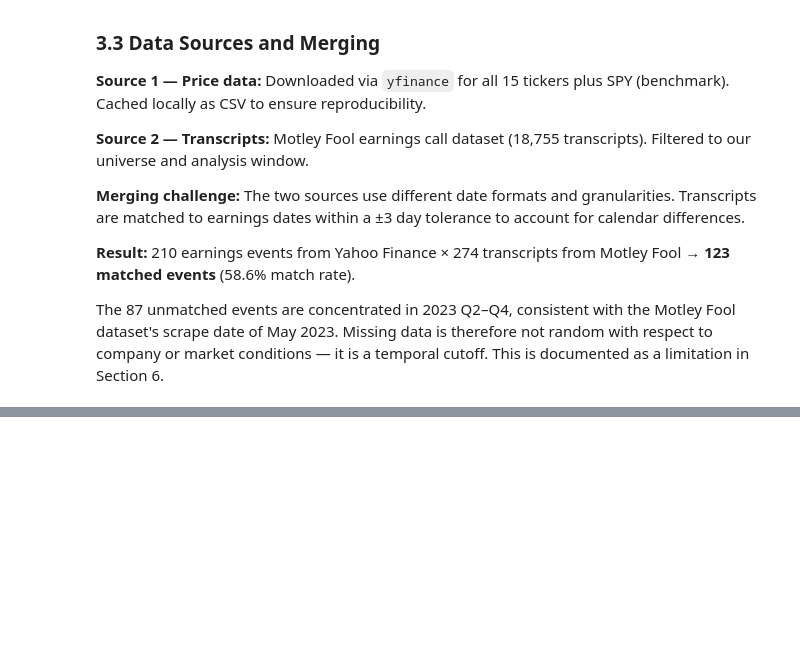
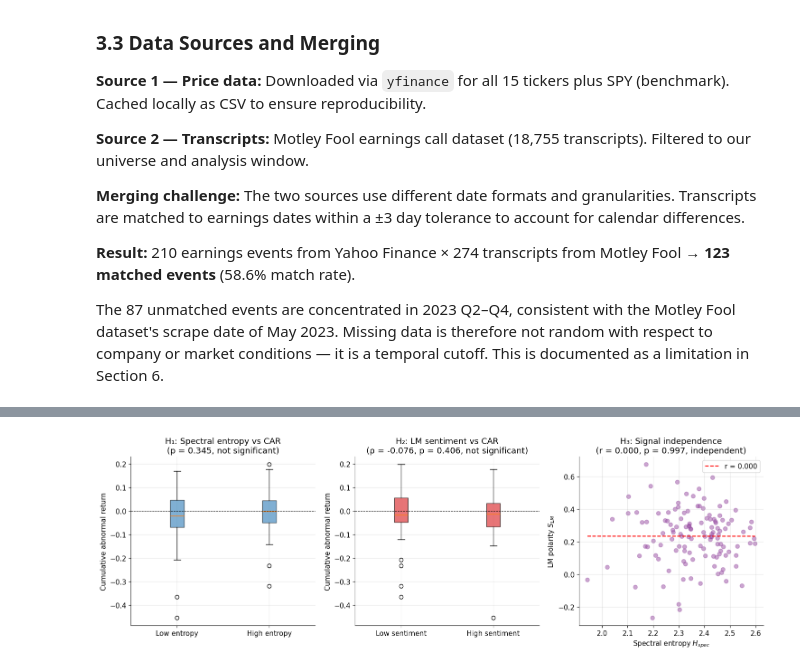
Before and after one commit to niki7o/earnings-signals, a Jupyter notebook: notebooks/earnings_analysis.ipynb, the cells around one changed output, grey strips where cells are left out. Cells and saved outputs as stored; diff of their text form; code cells hidden in the pictures; blank space fills up the shorter version.

```diff
--- a/notebooks/earnings_analysis.ipynb
+++ b/notebooks/earnings_analysis.ipynb
@@ -215,0 +306,17 @@ it is a temporal cutoff. This is documented as a limitation in Section 6.
+# %%
+from src.hypothesis.tests import test_h1, test_h2, test_h3, ALPHA_CORRECTED
+
+analysis_df = pd.read_csv("../data/processed/analysis_dataset.csv",
+                           parse_dates=["earnings_date"])
+
+h1 = test_h1(analysis_df)
+
+print(f"Median spectral entropy: {h1['median_entropy']:.4f}")
+print(f"Group sizes: {h1['n_high']} high, {h1['n_low']} low")
+print(f"\nMean CAR — high entropy: {h1['mean_CAR_high']:.4f}")
+print(f"Mean CAR — low entropy:  {h1['mean_CAR_low']:.4f}")
+print(f"\nt-statistic: {h1['t_statistic']:.4f}")
+print(f"p-value:     {h1['p_value']:.4f}")
+print(f"α corrected: {ALPHA_CORRECTED:.4f}")
+print(f"\nResult: {'SIGNIFICANT' if h1['significant'] else 'NOT SIGNIFICANT'}")
+print(f"Cohen's d: {h1['cohens_d']:.4f} ({h1['effect_size']})")
@@ -215,0 +419,7 @@ it is a temporal cutoff. This is documented as a limitation in Section 6.
+# %%
+from src.viz.plots import plot_hypothesis_results
+
+fig = plot_hypothesis_results(analysis_df)
+plt.show()
+# %% [output]
+[figure, added]
```
Also changed, not shown: parts of 12 cells of this notebook.
